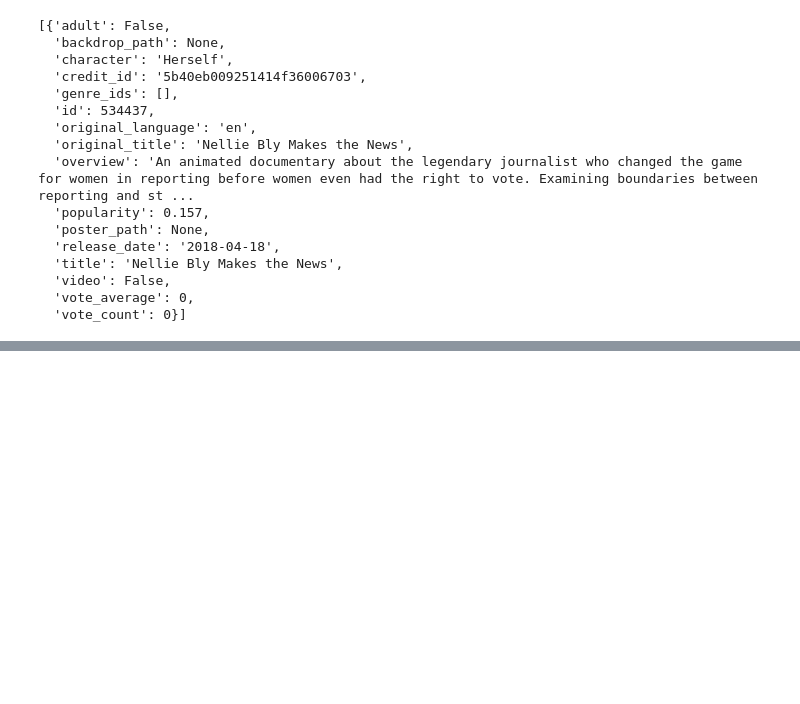
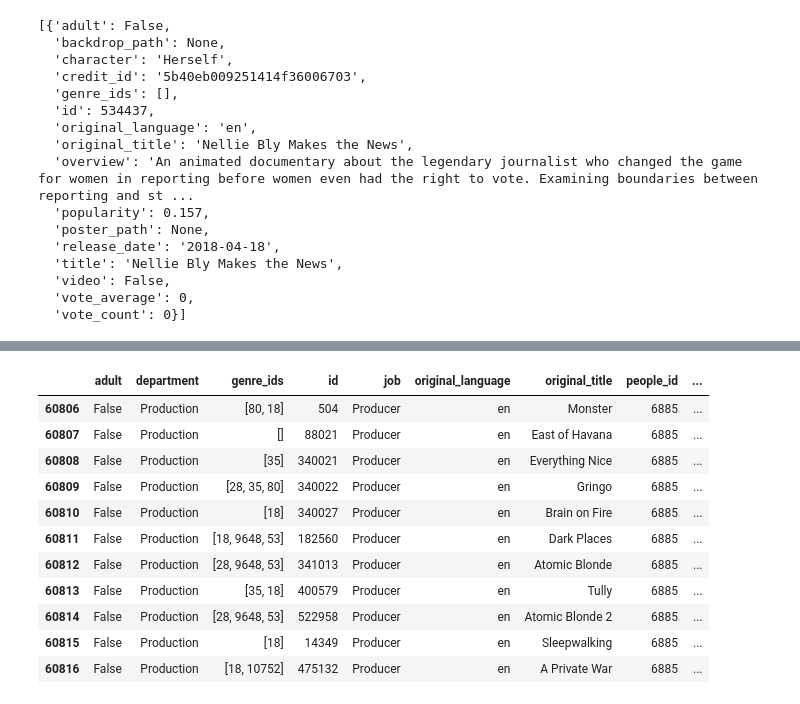
Before and after one commit to mandixbw/Cinema_KeysForSuccess, a Jupyter notebook: 05_Tidying_People_Data.ipynb, the cells around one changed output, grey strips where cells are left out. Cells and saved outputs as stored; diff of their text form; code cells hidden in the pictures; blank space fills up the shorter version.

```diff
--- a/05_Tidying_People_Data.ipynb
+++ b/05_Tidying_People_Data.ipynb
@@ -763,0 +831,2 @@ toc - tic #elapsed time in seconds
+# %%
+columnName = 'movie_credits_crew'
@@ -763,0 +918,5 @@ toc - tic #elapsed time in seconds
+# %%
+tic=timeit.default_timer()
+dfPeopleMoviesCrew = columnProcessesPeople (columnName, 'adult', 'department', 'genre_ids', 'id', 'job', 'original_language', 'original_title', 'popularity', 'release_date', 'title', 'vote_average', 'vote_count')
+toc=timeit.default_timer()
+toc - tic #elapsed time in seconds
@@ -764,3 +955,18 @@ toc - tic #elapsed time in seconds
+# %%
+dfPeopleMoviesCrew[dfPeopleMoviesCrew['people_id'] == 6885]
+# %% [output]
+|  | adult | department | genre_ids | id | job | original_language | original_title | people_id | ... |
+| 60806 | False | Production | [80, 18] | 504 | Producer | en | Monster | 6885 | ... |
+| 60807 | False | Production | [] | 88021 | Producer | en | East of Havana | 6885 | ... |
+| 60808 | False | Production | [35] | 340021 | Producer | en | Everything Nice | 6885 | ... |
+| 60809 | False | Production | [28, 35, 80] | 340022 | Producer | en | Gringo | 6885 | ... |
+| 60810 | False | Production | [18] | 340027 | Producer | en | Brain on Fire | 6885 | ... |
+| 60811 | False | Production | [18, 9648, 53] | 182560 | Producer | en | Dark Places | 6885 | ... |
+| 60812 | False | Production | [28, 9648, 53] | 341013 | Producer | en | Atomic Blonde | 6885 | ... |
+| 60813 | False | Production | [35, 18] | 400579 | Producer | en | Tully | 6885 | ... |
+| 60814 | False | Production | [28, 9648, 53] | 522958 | Producer | en | Atomic Blonde 2 | 6885 | ... |
+| 60815 | False | Production | [18] | 14349 | Producer | en | Sleepwalking | 6885 | ... |
+| 60816 | False | Production | [18, 10752] | 475132 | Producer | en | A Private War | 6885 | ... |
 # %%
 dfPeople.shape
 # %% [output]
```
Also changed, not shown: parts of 214 cells of this notebook, 2 other files.
